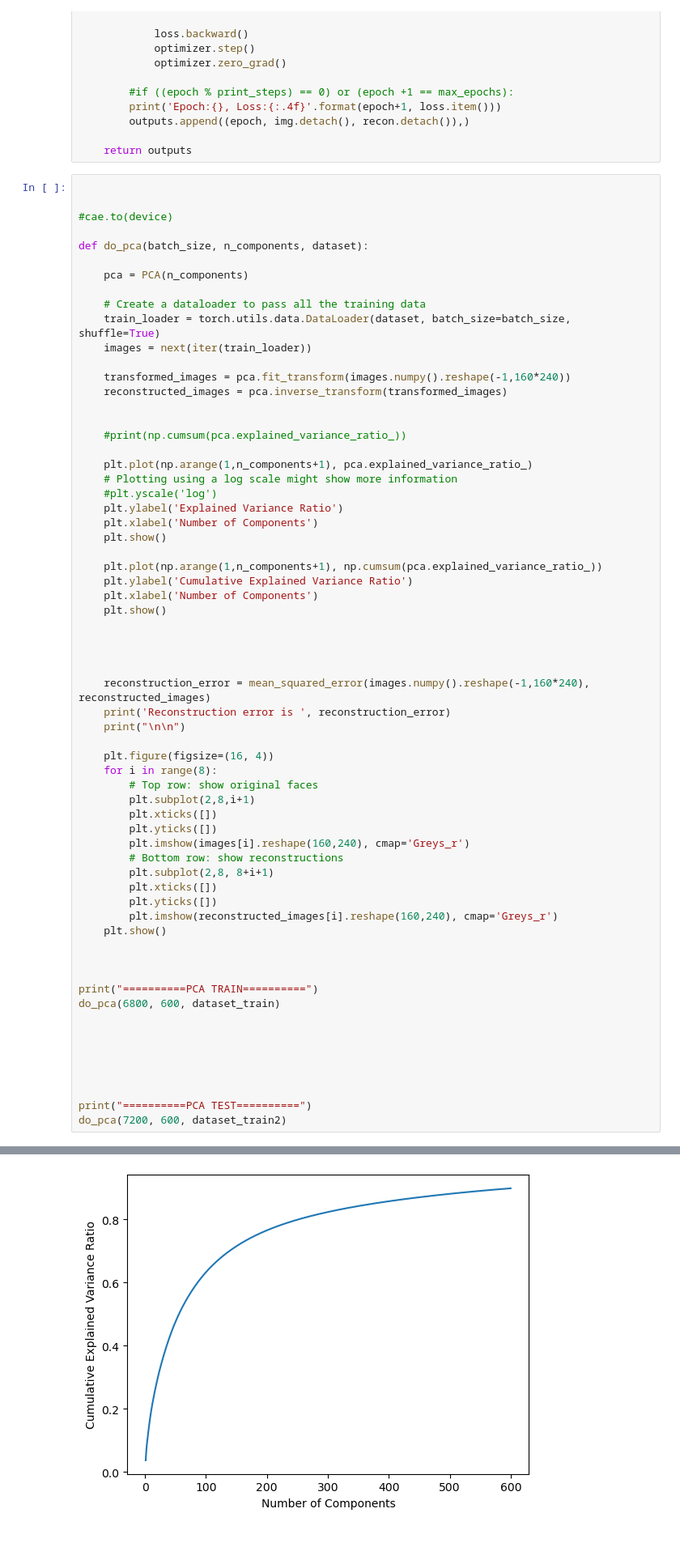
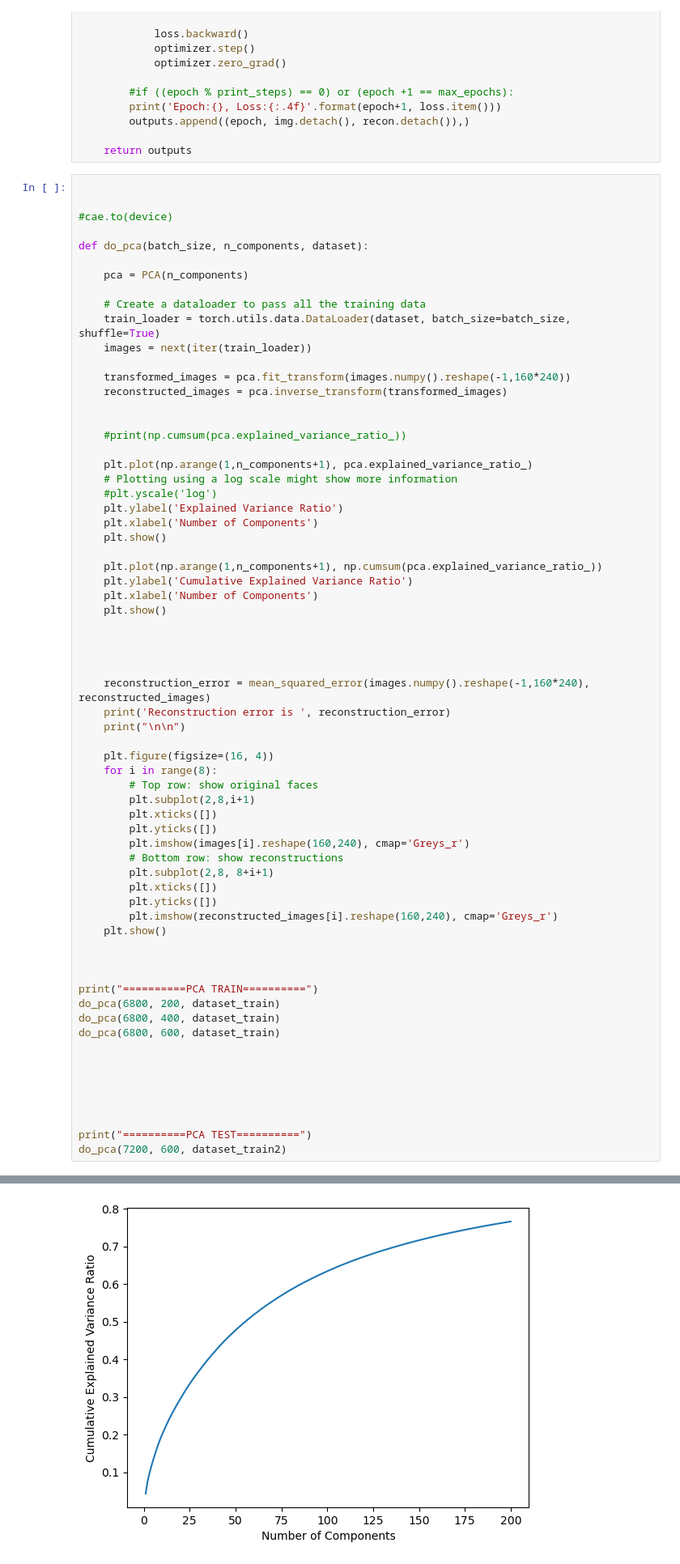
Before and after one commit to Chris-Howkins/Anomaly-Detection-ESN, a Jupyter notebook: autoencoder.ipynb, the cells around one changed output, grey strips where cells are left out. Shown at 81% size. Saved outputs shown, nothing was run; the diff lists cells and outputs as text; blank space fills up the shorter version.

```diff
--- a/autoencoder.ipynb
+++ b/autoencoder.ipynb
@@ -323,6 +323,8 @@ def do_pca(batch_size, n_components, dataset):
 
 
 print("==========PCA TRAIN==========")
+do_pca(6800, 200, dataset_train)
+do_pca(6800, 400, dataset_train)
 do_pca(6800, 600, dataset_train)
 
 
@@ -338 +340 @@ do_pca(7200, 600, dataset_train2)
-[figure, old version]
+[figure, new version]
```
Also changed, not shown: parts of 2 cells of this notebook.
